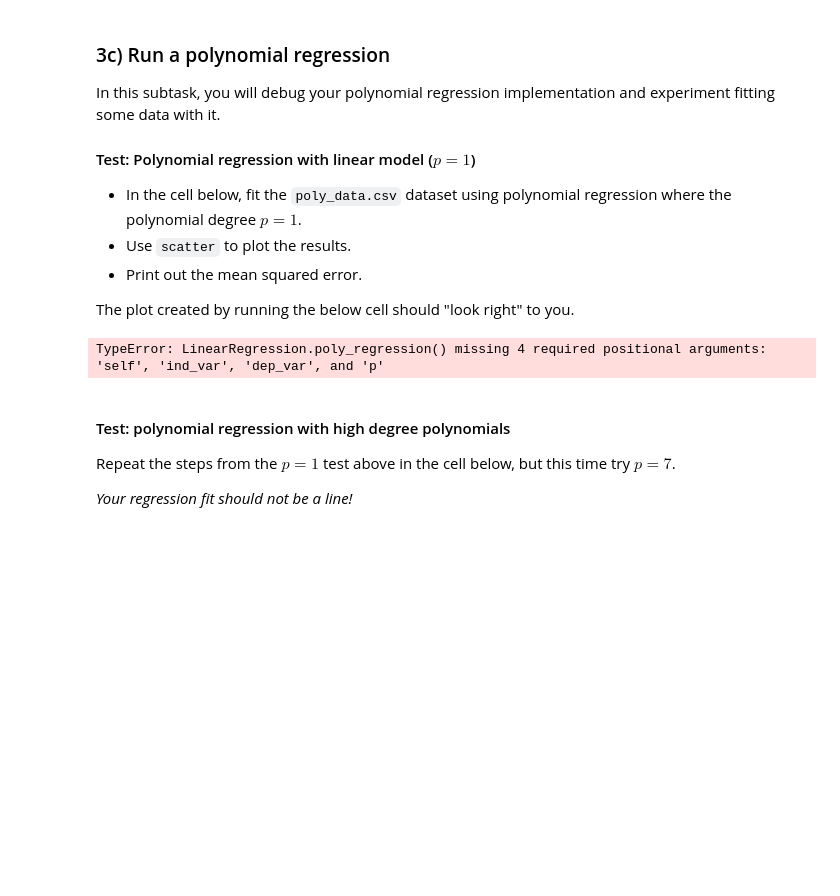
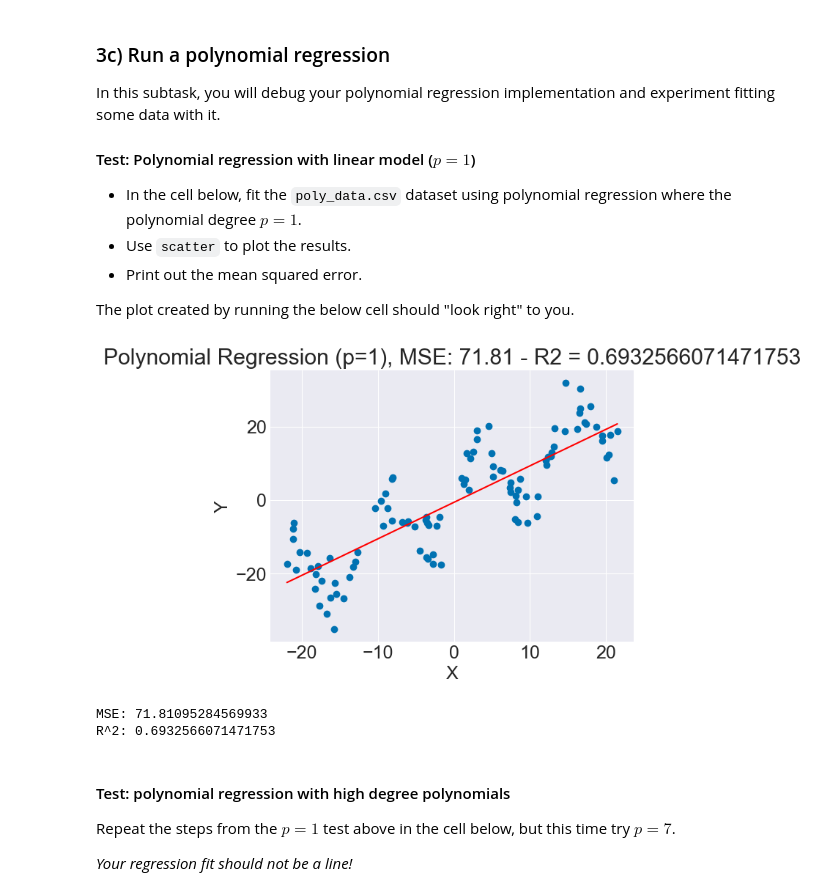
Before and after one commit to Chandrachud-2003/Chandras251Projects, a Jupyter notebook: Project3Final/polynomial_regression.ipynb, the cells around one changed output. Cells and saved outputs as stored; diff of their text form; code cells hidden in the pictures; blank space fills up the shorter version.

```diff
--- a/Project3Final/polynomial_regression.ipynb
+++ b/Project3Final/polynomial_regression.ipynb
@@ -108,11 +108,22 @@ In this subtask, you will debug your polynomial regression implementation and ex
 - Print out the mean squared error.
 
 The plot created by running the below cell should "look right" to you.
-# %%
-# Fit the poly_data.csv data using a polynomial regression where p = 1
-poly_reg = linear_regression.LinearRegression.poly_regression([])
-# %% [output]
-TypeError: LinearRegression.poly_regression() missing 4 required positional arguments: 'self', 'ind_var', 'dep_var', and 'p'
+# %%
+# Fit the poly_data.csv data using a polynomial regression where p = 1
+poly_reg = linear_regression.LinearRegression(data.Data('data/poly_data.csv'))
+poly_reg.linear_regression(ind_vars=['X'], dep_var='Y', p=1)
+
+# Use scatter of the regression data
+poly_reg.scatter('X', 'Y', f'Polynomial Regression (p=1), MSE: {poly_reg.mse:.2f}')
+
+# print out the mse
+print(f'MSE: {poly_reg.mse}')
+# Print the r^2 value
+print(f'R^2: {poly_reg.R2}')
+# %% [output]
+[figure, added]
+MSE: 71.81095284569933
+R^2: 0.6932566071471753
 # %% [markdown]
 #### Test: polynomial regression with high degree polynomials
 
```
Also changed, not shown: parts of 10 cells of this notebook, 1 other file.
